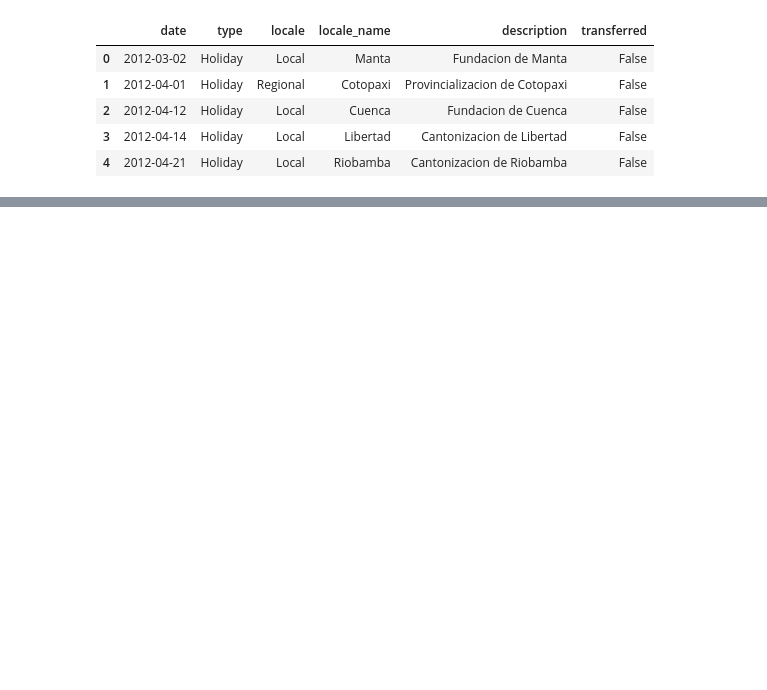
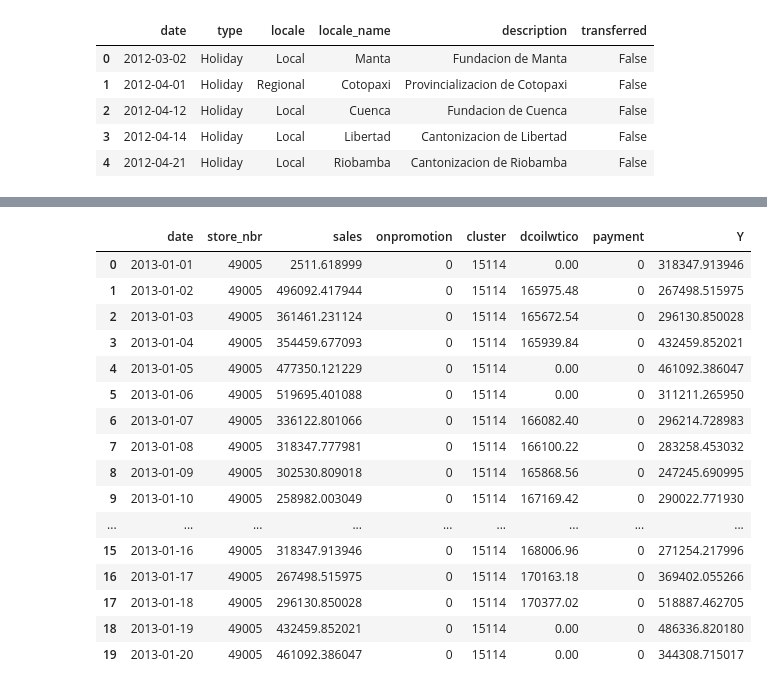
Before and after one commit to ViniciusKos/forecast_sales, a Jupyter notebook: automl.ipynb, the cells around one changed output, grey strips where cells are left out. Saved outputs shown, nothing was run; the diff lists cells and outputs as text; code cells hidden in the pictures; blank space fills up the shorter version.

```diff
--- a/automl.ipynb
+++ b/automl.ipynb
@@ -428,0 +256,42 @@ y_pred2.to_csv("sample.csv",index=False)
+# %%
+full_recursive = []
+
+for source_key, source_key_df in df1.groupby("store_nbr"):
+    source_key_df = source_key_df.copy()
+    #source_key_df['yield'] = source_key_df['sales'].diff() # t - t-1
+
+#    #mostrar antes da trafo
+#    first_data_points_of_day = (source_key_df['DATE_TIME'].dt.hour == 0) & (source_key_df['DATE_TIME'].dt.minute <= 15)
+#    source_key_df.loc[first_data_points_of_day, '15M_YIELD'] = 0.
+
+#    record_number = source_key_df.groupby(source_key_df['DATE_TIME'].dt.date)['DATE_TIME'].rank()
+    #print(record_number)
+#    source_key_df.loc[record_number <= 1, '15M_YIELD'] = 0
+    #source_key_df['15M_YIELD'].plot()
+
+    source_key_df['Y'] = source_key_df['sales'].shift(-15)
+    source_key_df = source_key_df.iloc[:-1]
+
+    full_recursive.append(source_key_df)
+
+full_recursive_df = pd.concat(full_recursive, axis=0, ignore_index=True)
+# %%
+full_recursive_df.head(20)
+# %% [output]
+|  | date | store_nbr | sales | onpromotion | cluster | dcoilwtico | payment | Y |
+| 0 | 2013-01-01 | 49005 | 2511.618999 | 0 | 15114 | 0.00 | 0 | 318347.913946 |
+| 1 | 2013-01-02 | 49005 | 496092.417944 | 0 | 15114 | 165975.48 | 0 | 267498.515975 |
+| 2 | 2013-01-03 | 49005 | 361461.231124 | 0 | 15114 | 165672.54 | 0 | 296130.850028 |
+| 3 | 2013-01-04 | 49005 | 354459.677093 | 0 | 15114 | 165939.84 | 0 | 432459.852021 |
+| 4 | 2013-01-05 | 49005 | 477350.121229 | 0 | 15114 | 0.00 | 0 | 461092.386047 |
+| 5 | 2013-01-06 | 49005 | 519695.401088 | 0 | 15114 | 0.00 | 0 | 311211.265950 |
+| 6 | 2013-01-07 | 49005 | 336122.801066 | 0 | 15114 | 166082.40 | 0 | 296214.728983 |
+| 7 | 2013-01-08 | 49005 | 318347.777981 | 0 | 15114 | 166100.22 | 0 | 283258.453032 |
+| 8 | 2013-01-09 | 49005 | 302530.809018 | 0 | 15114 | 165868.56 | 0 | 247245.690995 |
+| 9 | 2013-01-10 | 49005 | 258982.003049 | 0 | 15114 | 167169.42 | 0 | 290022.771930 |
+| ... | ... | ... | ... | ... | ... | ... | ... | ... |
+| 15 | 2013-01-16 | 49005 | 318347.913946 | 0 | 15114 | 168006.96 | 0 | 271254.217996 |
+| 16 | 2013-01-17 | 49005 | 267498.515975 | 0 | 15114 | 170163.18 | 0 | 369402.055266 |
+| 17 | 2013-01-18 | 49005 | 296130.850028 | 0 | 15114 | 170377.02 | 0 | 518887.462705 |
+| 18 | 2013-01-19 | 49005 | 432459.852021 | 0 | 15114 | 0.00 | 0 | 486336.820180 |
+| 19 | 2013-01-20 | 49005 | 461092.386047 | 0 | 15114 | 0.00 | 0 | 344308.715017 |
```
Also changed, not shown: parts of 50 cells of this notebook.
